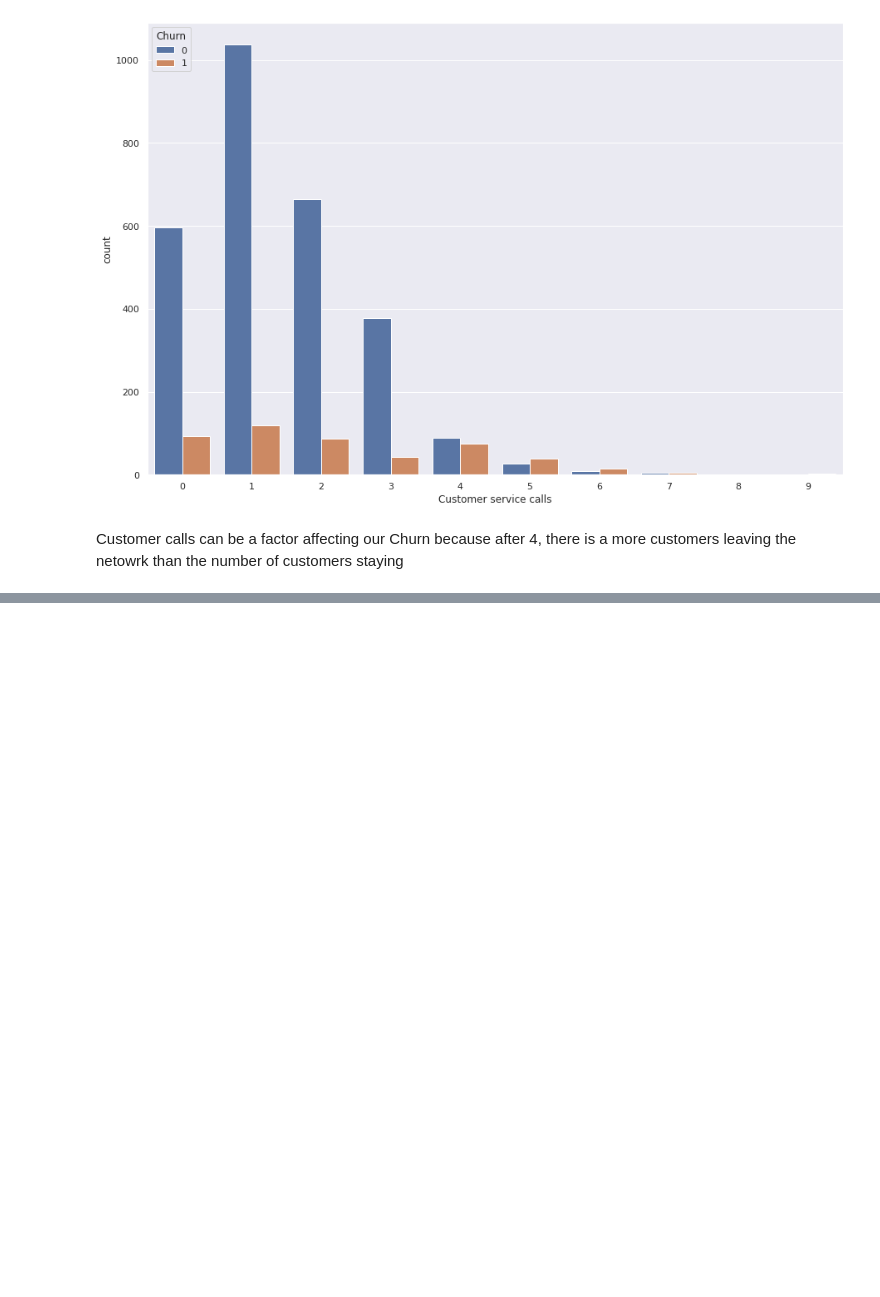
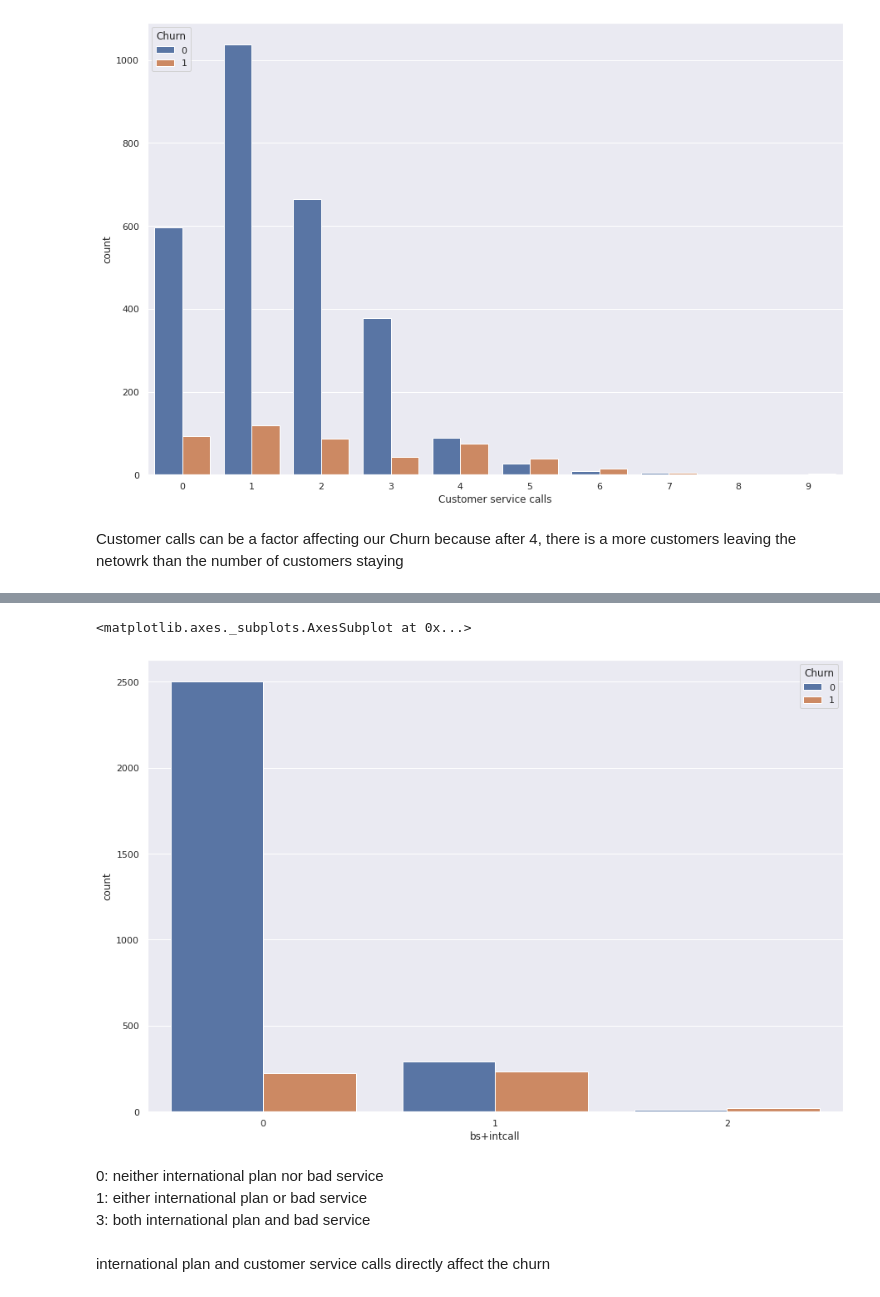
Before and after one commit to martydom/why-do-customer-churn, a Jupyter notebook: Devashish_Bose_Team_1_Capstone_Project.ipynb, the cells around one changed output, grey strips where cells are left out. Saved outputs shown, nothing was run; the diff lists cells and outputs as text; code cells hidden in the pictures; blank space fills up the shorter version.

```diff
--- a/Devashish_Bose_Team_1_Capstone_Project.ipynb
+++ b/Devashish_Bose_Team_1_Capstone_Project.ipynb
@@ -479,0 +513,7 @@ Customer calls can be a factor affecting our Churn because after 4, there is a m
+# %%
+def badcalls(x):
+  if x>3:
+    return 1
+  return 0
+# %%
+filtered_df["Bad Service"] = filtered_df['Customer service calls'].apply(badcalls)
@@ -479,0 +555,2 @@ Customer calls can be a factor affecting our Churn because after 4, there is a m
+# %%
+filtered_df['bs+intcall']= filtered_df['Bad Service']+filtered_df['International plan']
@@ -479,0 +577,11 @@ Customer calls can be a factor affecting our Churn because after 4, there is a m
+# %%
+sns.countplot(x='bs+intcall', hue = 'Churn', data= filtered_df)
+# %% [output]
+<matplotlib.axes._subplots.AxesSubplot at 0x...>
+[figure, added]
+# %% [markdown]
+0: neither international plan nor bad service<br>
+1: either international plan or bad service<br>
+3: both international plan and bad service<br>
+# %% [markdown]
+international plan and customer service calls directly affect the churn
```
Also changed, not shown: parts of 17 cells of this notebook.
